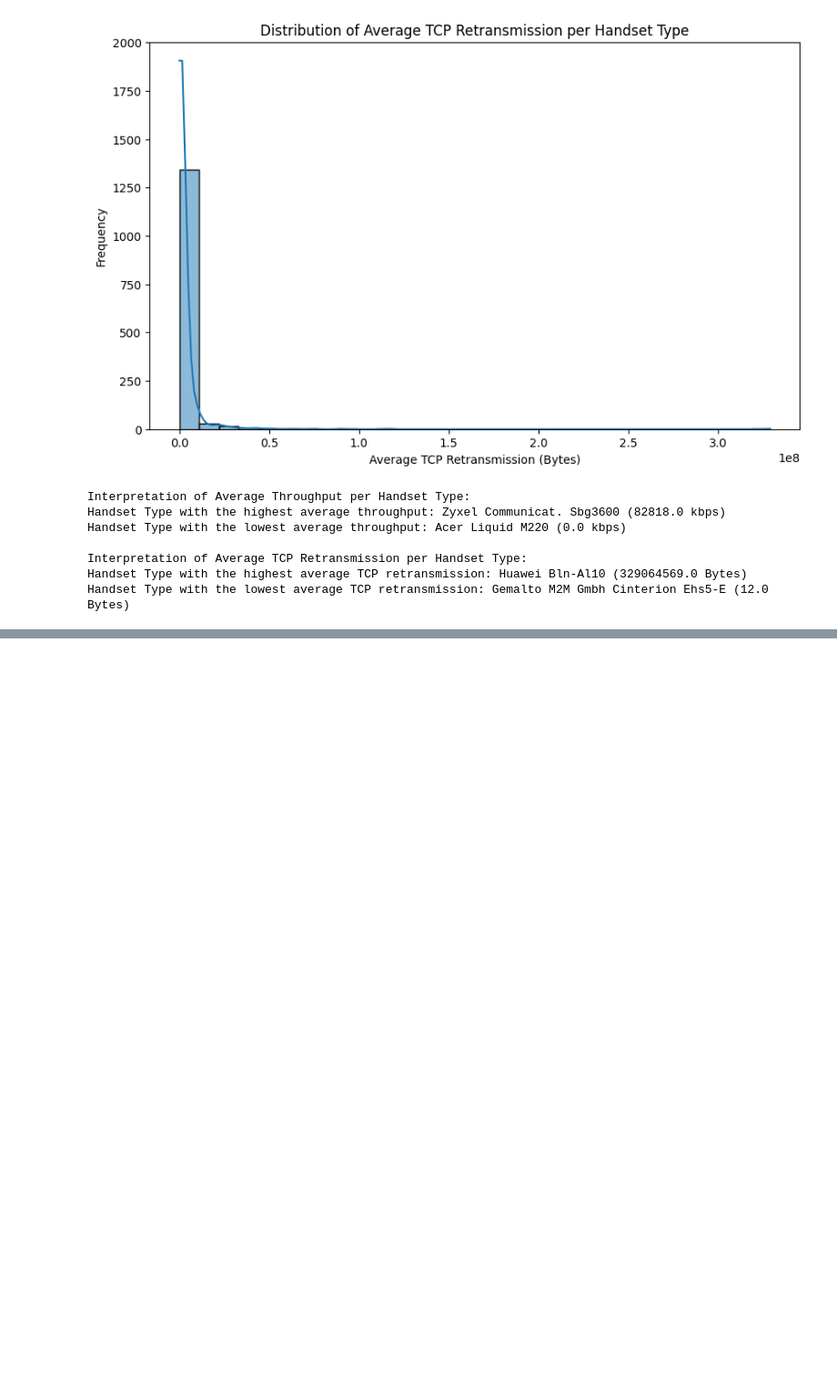
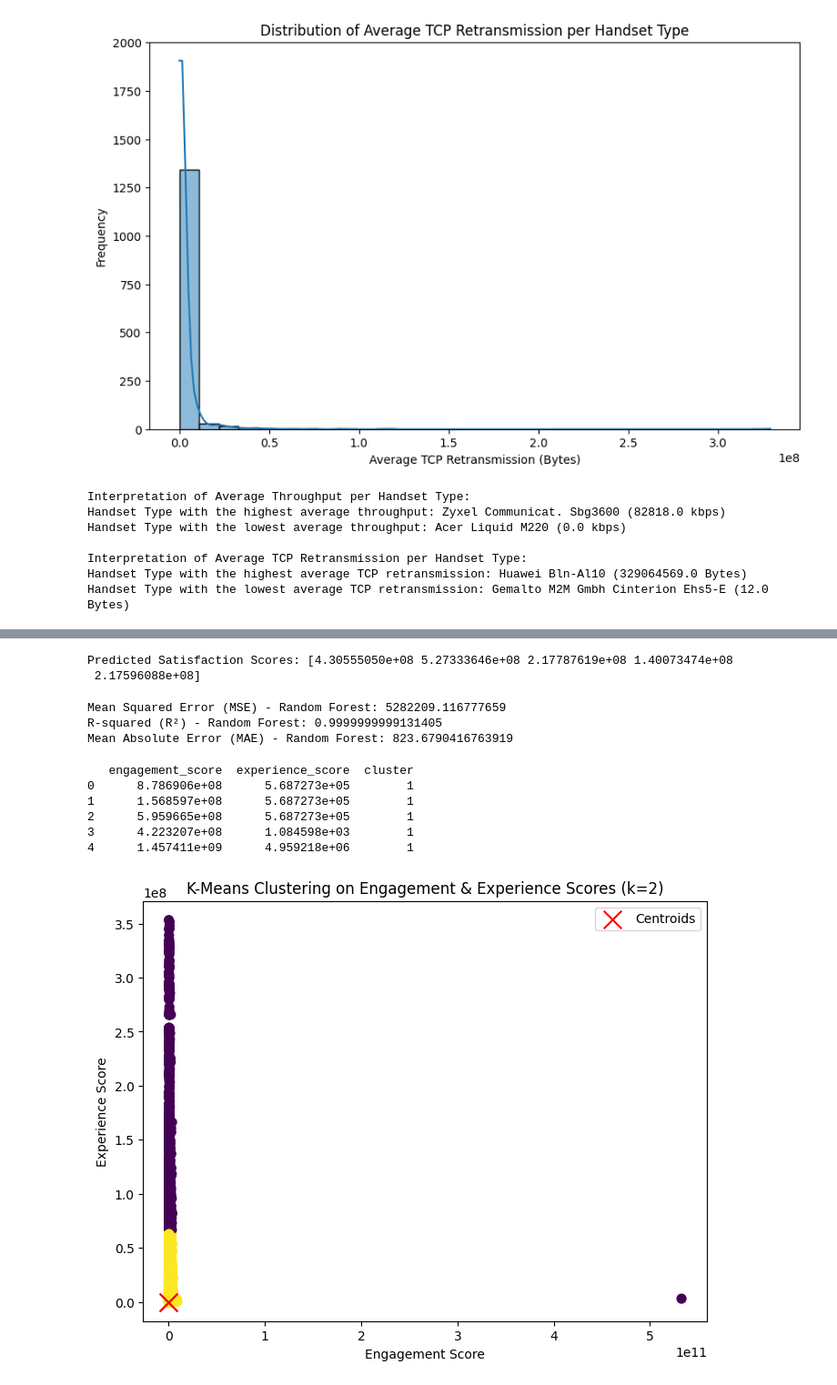
Before and after one commit to NaimaT15/TellCo-Telecom-Analysis, a Jupyter notebook: notebooks/tellco_telecom_anlysis.ipynb, the cells around one changed output, grey strips where cells are left out. Shown at 91% size. Saved outputs shown, nothing was run; the diff lists cells and outputs as text; code cells hidden in the pictures; blank space fills up the shorter version.

Commit message:
Satisfaction Analysis

```diff
--- a/notebooks/tellco_telecom_anlysis.ipynb
+++ b/notebooks/tellco_telecom_anlysis.ipynb
@@ -739,0 +737,17 @@ Cluster 2 Description:
+# %%
+# Aggregating user data from cleaned_data
+aggregated_experience_data = cleaned_data.groupby('MSISDN/Number').agg(
+    session_frequency=('Bearer Id', 'count'),               # Number of sessions
+    total_session_duration=('Dur. (ms)', 'sum'),            # Total session duration
+    total_download_data=('Total DL (Bytes)', 'sum'),        # Total download data
+    total_upload_data=('Total UL (Bytes)', 'sum'),          # Total upload data
+    avg_tcp_retransmission=('TCP DL Retrans. Vol (Bytes)', 'mean'),  # Average TCP retransmission
+    avg_rtt=('Avg RTT DL (ms)', 'mean'),                    # Average Round Trip Time (RTT)
+    avg_throughput=('Avg Bearer TP DL (kbps)', 'mean')      # Average Throughput
+).reset_index()
+
+# Adding a new column for total traffic (download + upload)
+aggregated_experience_data['total_traffic'] = aggregated_experience_data['total_download_data'] + aggregated_experience_data['total_upload_data']
+
+# Verify that the data was aggregated correctly
+aggregated_experience_data.head()
@@ -739,0 +891,58 @@ Cluster 2 Description:
+# %%
+# Make predictions on new data (e.g., X_test or any new dataset)
+new_predictions = model.predict(X_test)
+
+# Display the first few predictions
+print("Predicted Satisfaction Scores:", new_predictions[:5])
+# %% [output]
+Predicted Satisfaction Scores: [4.30555050e+08 5.27333646e+08 2.17787619e+08 1.40073474e+08
+ 2.17596088e+08]
+# %%
+from sklearn.metrics import mean_squared_error, r2_score, mean_absolute_error
+
+# Calculate MSE
+mse_rf = mean_squared_error(y_test, y_pred)
+print(f"Mean Squared Error (MSE) - Random Forest: {mse_rf}")
+
+# Calculate R²
+r2_rf = r2_score(y_test, y_pred)
+print(f"R-squared (R²) - Random Forest: {r2_rf}")
+
+# Calculate MAE
+mae_rf = mean_absolute_error(y_test, y_pred)
+print(f"Mean Absolute Error (MAE) - Random Forest: {mae_rf}")
+# %% [output]
+Mean Squared Error (MSE) - Random Forest: 5282209.116777659
+R-squared (R²) - Random Forest: 0.9999999999131405
+Mean Absolute Error (MAE) - Random Forest: 823.6790416763919
+# %%
+import sys
+import os
+
+# Add the scripts directory to the Python path
+sys.path.append(os.path.abspath('../scripts'))
+# Import necessary functions
+from tellco_telecom_anlysis import run_kmeans_on_scores
+
+user_scores, cluster_centers = run_kmeans_on_scores(user_scores, k=2)
+
+# Display the first few rows with the cluster labels
+print(user_scores[['engagement_score', 'experience_score', 'cluster']].head())
+
+# Visualize the clusters using a scatter plot
+plt.figure(figsize=(8, 6))
+plt.scatter(user_scores['engagement_score'], user_scores['experience_score'], c=user_scores['cluster'], cmap='viridis', s=50)
+plt.scatter(cluster_centers[:, 0], cluster_centers[:, 1], c='red', marker='x', s=200, label='Centroids')
+plt.xlabel('Engagement Score')
+plt.ylabel('Experience Score')
+plt.title('K-Means Clustering on Engagement & Experience Scores (k=2)')
+plt.legend()
+plt.show()
+# %% [output]
+   engagement_score  experience_score  cluster
+0      8.786906e+08      5.687273e+05        1
+1      1.568597e+08      5.687273e+05        1
+2      5.959665e+08      5.687273e+05        1
+3      4.223207e+08      1.084598e+03        1
+4      1.457411e+09      4.959218e+06        1
+[figure, added]
```
Also changed, not shown: parts of 11 cells of this notebook, 1 other file.
